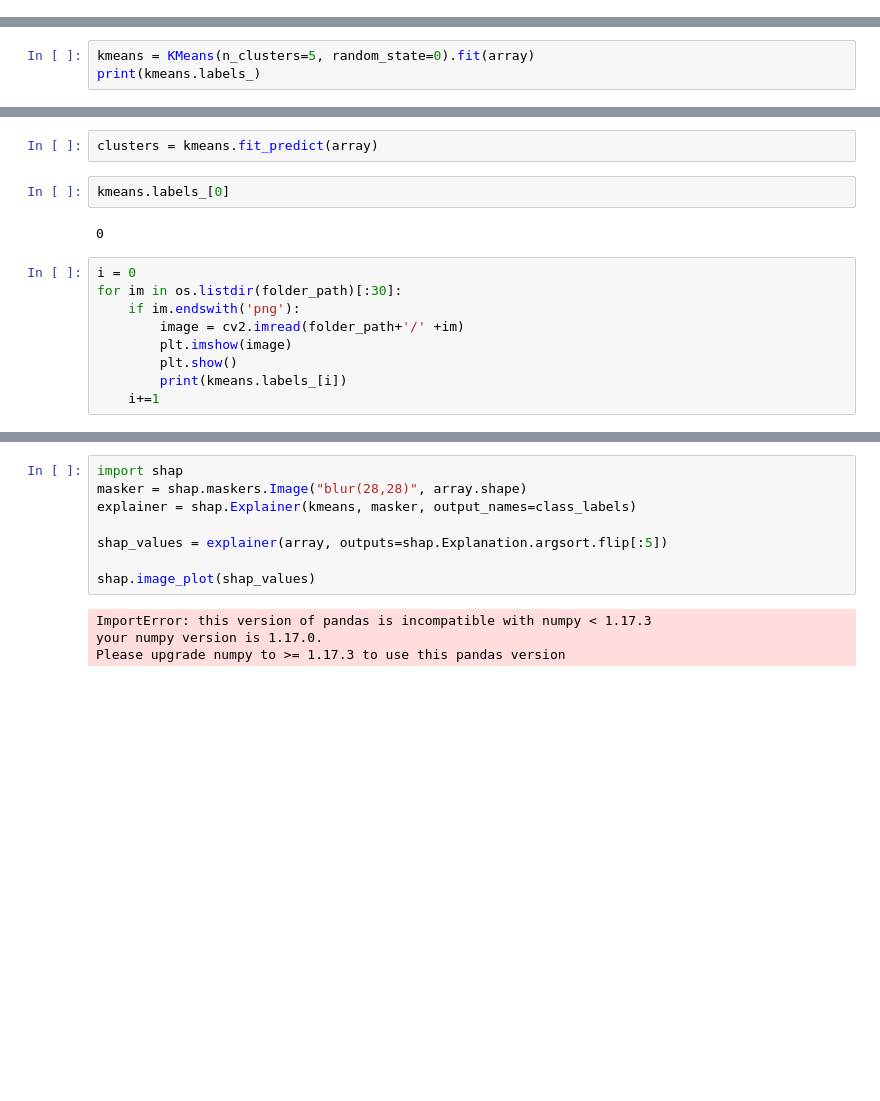
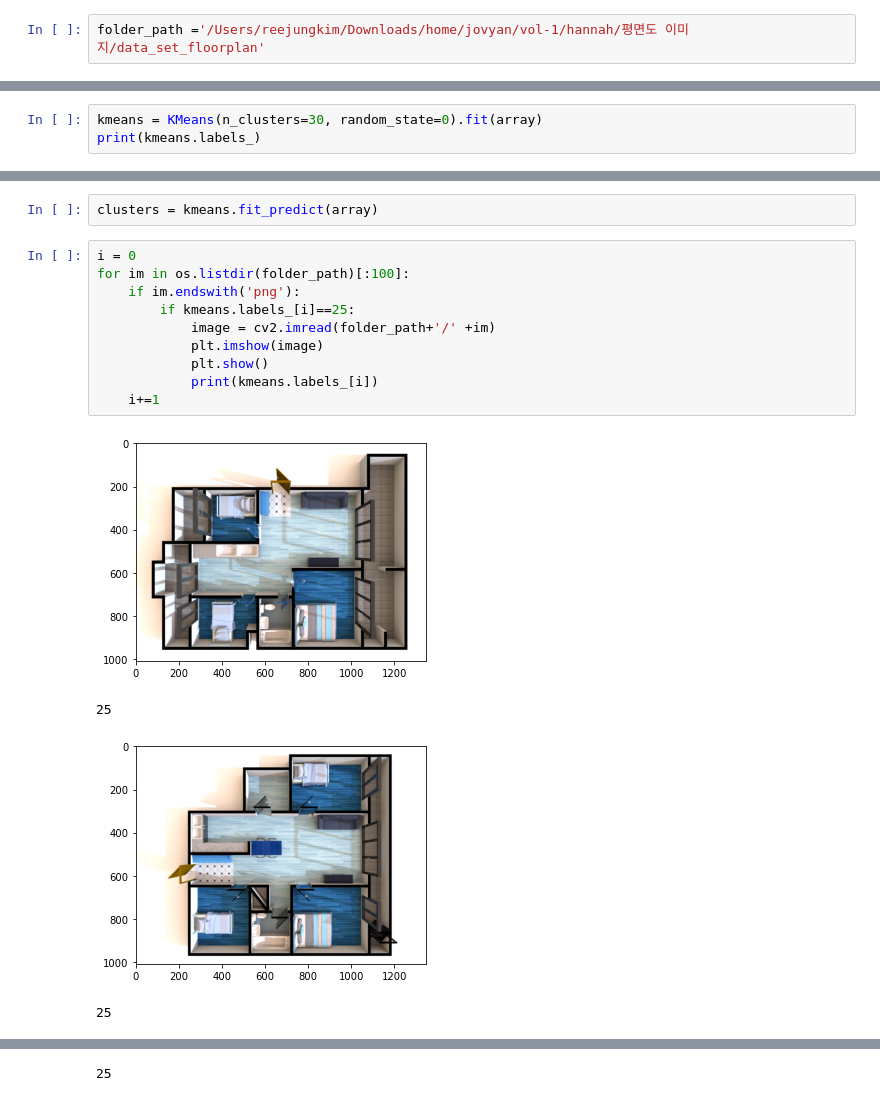
Before and after one commit to reejungkim/YOLO, a Jupyter notebook: clustering.ipynb, the cells around one changed output, grey strips where cells are left out. Saved outputs shown, nothing was run; the diff lists cells and outputs as text; blank space fills up the shorter version.

```diff
--- a/clustering.ipynb
+++ b/clustering.ipynb
@@ -62,2 +60,4 @@ folder_path =''
+# %%
+folder_path ='/Users/reejungkim/Downloads/home/jovyan/vol-1/hannah/평면도 이미지/data_set_floorplan'
 # %%
 array = extract_vector(folder_path)
@@ -66,4 +64,4 @@ WARNING:tensorflow:From /opt/anaconda3/envs/myenv/lib/python3.7/site-packages/ke
 # %%
-kmeans = KMeans(n_clusters=5, random_state=0).fit(array)
+kmeans = KMeans(n_clusters=30, random_state=0).fit(array)
 print(kmeans.labels_)
 # %% [output]
@@ -87,15 +85,17 @@ print(kmeans.labels_)
 # %%
 clusters = kmeans.fit_predict(array)
-# %%
-kmeans.labels_[0]
-# %% [output]
-0
 # %%
 i = 0
-for im in os.listdir(folder_path)[:30]:
+for im in os.listdir(folder_path)[:100]:
     if im.endswith('png'):
-        image = cv2.imread(folder_path+'/' +im)
-        plt.imshow(image)
-        plt.show()
-        print(kmeans.labels_[i])
+        if kmeans.labels_[i]==25:
+            image = cv2.imread(folder_path+'/' +im)
+            plt.imshow(image)
+            plt.show()
+            print(kmeans.labels_[i])
     i+=1
+# %% [output]
+[figure, added]
+25
+[figure, added]
+25
@@ -102,12 +103 @@ for im in os.listdir(folder_path)[:30]:
+25
-# %%
-import shap
-masker = shap.maskers.Image("blur(28,28)", array.shape)
-explainer = shap.Explainer(kmeans, masker, output_names=class_labels)
-
-shap_values = explainer(array, outputs=shap.Explanation.argsort.flip[:5])
-
-shap.image_plot(shap_values)
-# %% [output]
-ImportError: this version of pandas is incompatible with numpy < 1.17.3
-your numpy version is 1.17.0.
-Please upgrade numpy to >= 1.17.3 to use this pandas version
```
Also changed, not shown: parts of 5 cells of this notebook, 1 other file.
